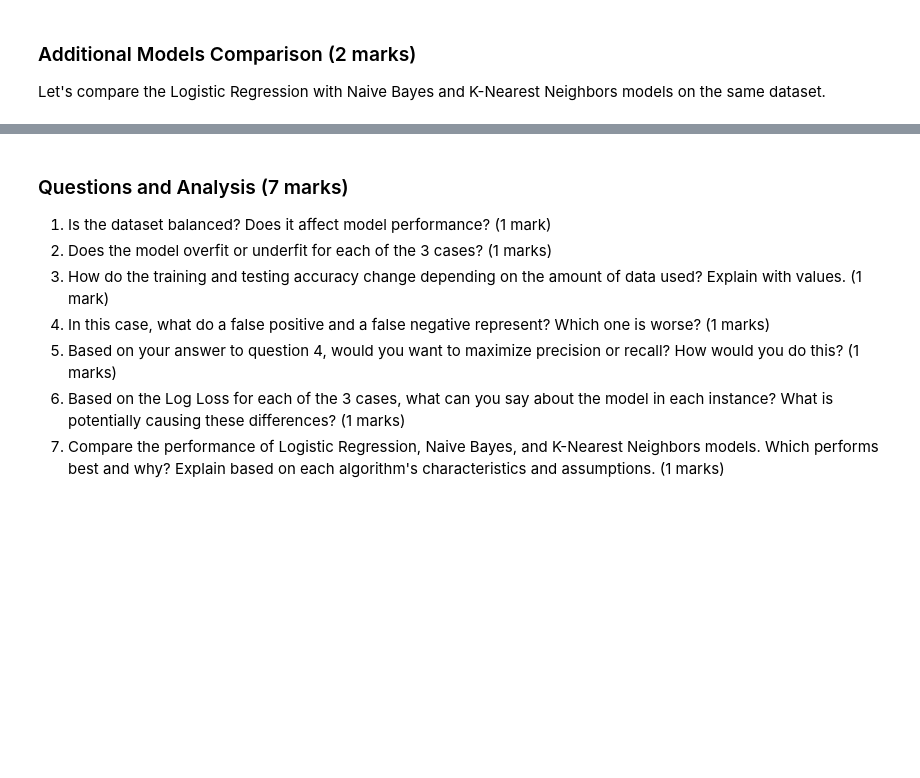
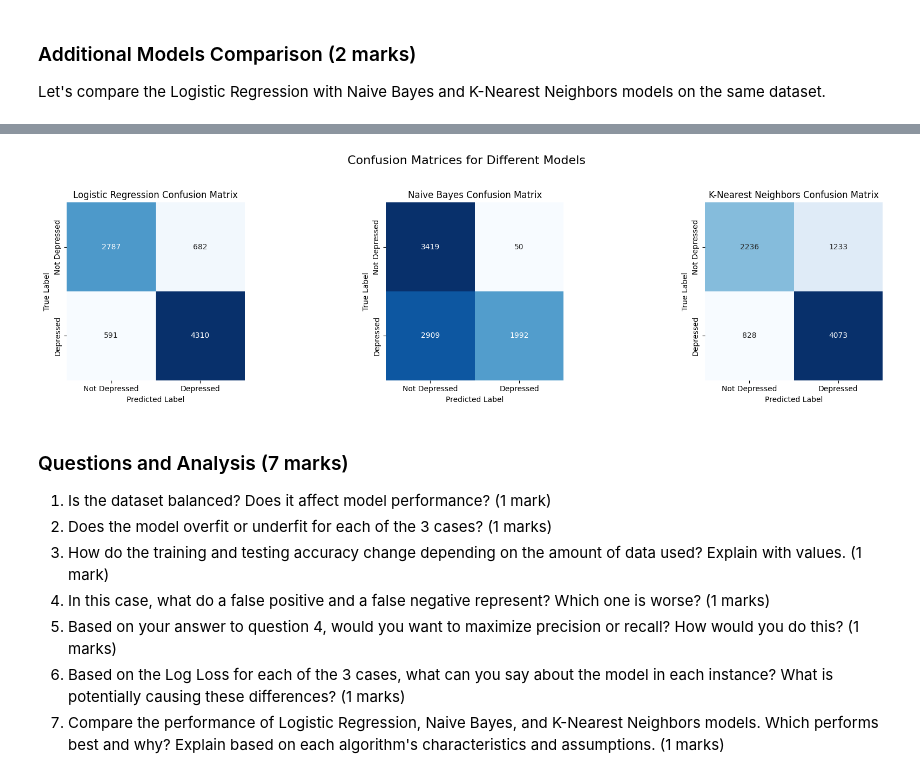
Before and after one commit to WoodenArmor/ENGG680_2025_Fall, a Jupyter notebook: Lab_Assignment2/Assignment2_Upload.ipynb, the cells around one changed output, grey strips where cells are left out. Cells and saved outputs as stored; diff of their text form; code cells hidden in the pictures; blank space fills up the shorter version.

```diff
--- a/Lab_Assignment2/Assignment2_Upload.ipynb
+++ b/Lab_Assignment2/Assignment2_Upload.ipynb
@@ -1315,3 +1469,31 @@ plt.show()
+# %%
+# Visualize confusion matrices for all models (You can use heatmap again)
+# (1 marks)
+
+
+
+fig, axes = plt.subplots(1, len(model_results), figsize=(6 * len(model_results), 5))
+fig.suptitle('Confusion Matrices for Different Models', fontsize=16)
+
+for i, (name, results) in enumerate(model_results.items()):
+    conf_mat = confusion_matrix(y_test_full, results['y_pred'])
+    sns.heatmap(conf_mat,
+                xticklabels=['Not Depressed', 'Depressed'],
+                yticklabels=['Not Depressed', 'Depressed'],
+                square=True,
+                annot=True,
+                cbar=False,
+                fmt='d',
+                cmap='Blues',
+                ax=axes[i])
+    axes[i].set_xlabel('Predicted Label')
+    axes[i].set_ylabel('True Label')
+    axes[i].set_title(f'{name} Confusion Matrix')
+
+plt.tight_layout(rect=[0, 0.03, 1, 0.95]) # Adjust layout to prevent title overlap
+plt.show()
+# %% [output]
+[figure, added]
 # %% [markdown]
 ### Questions and Analysis (7 marks)
 
```
Also changed, not shown: parts of 22 cells of this notebook.
